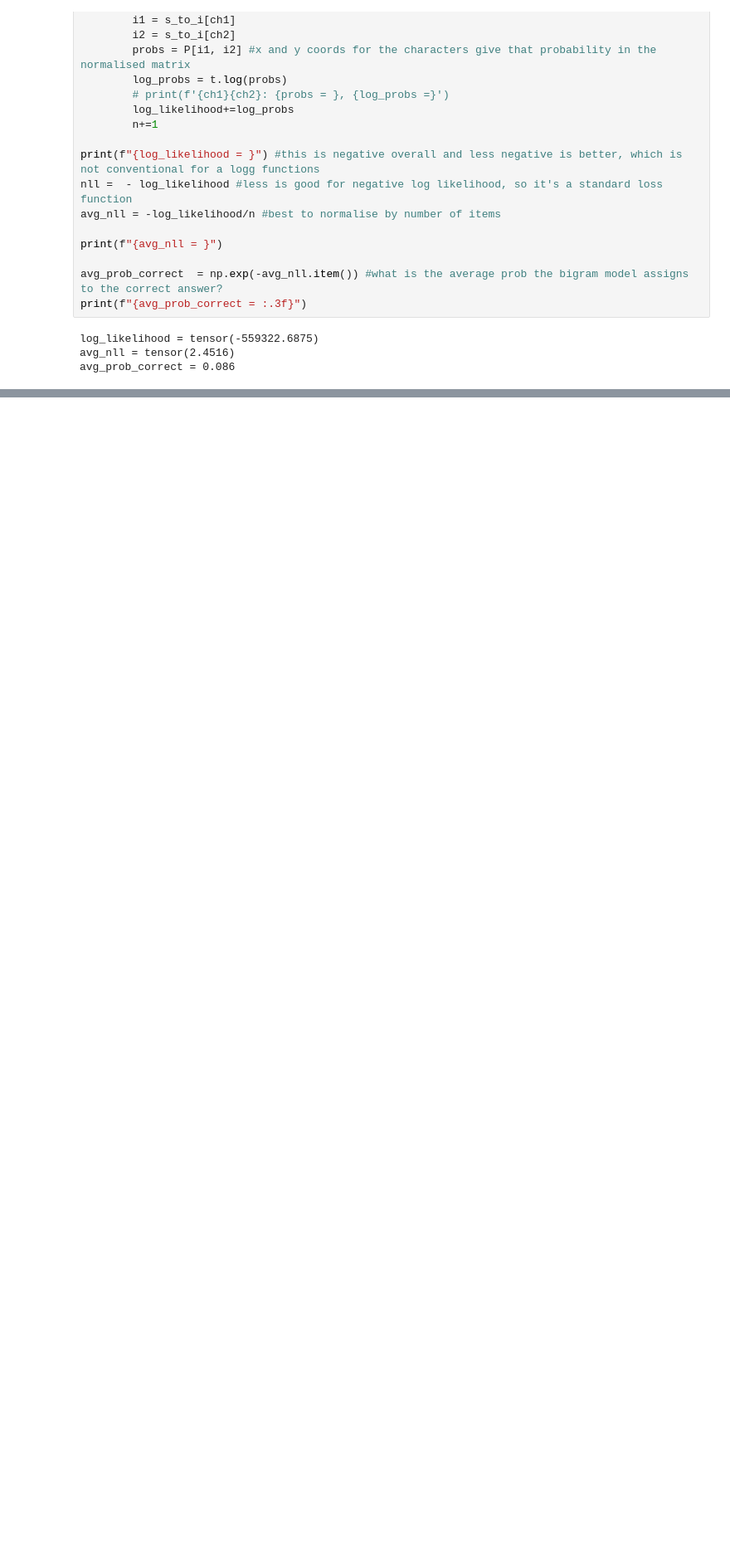
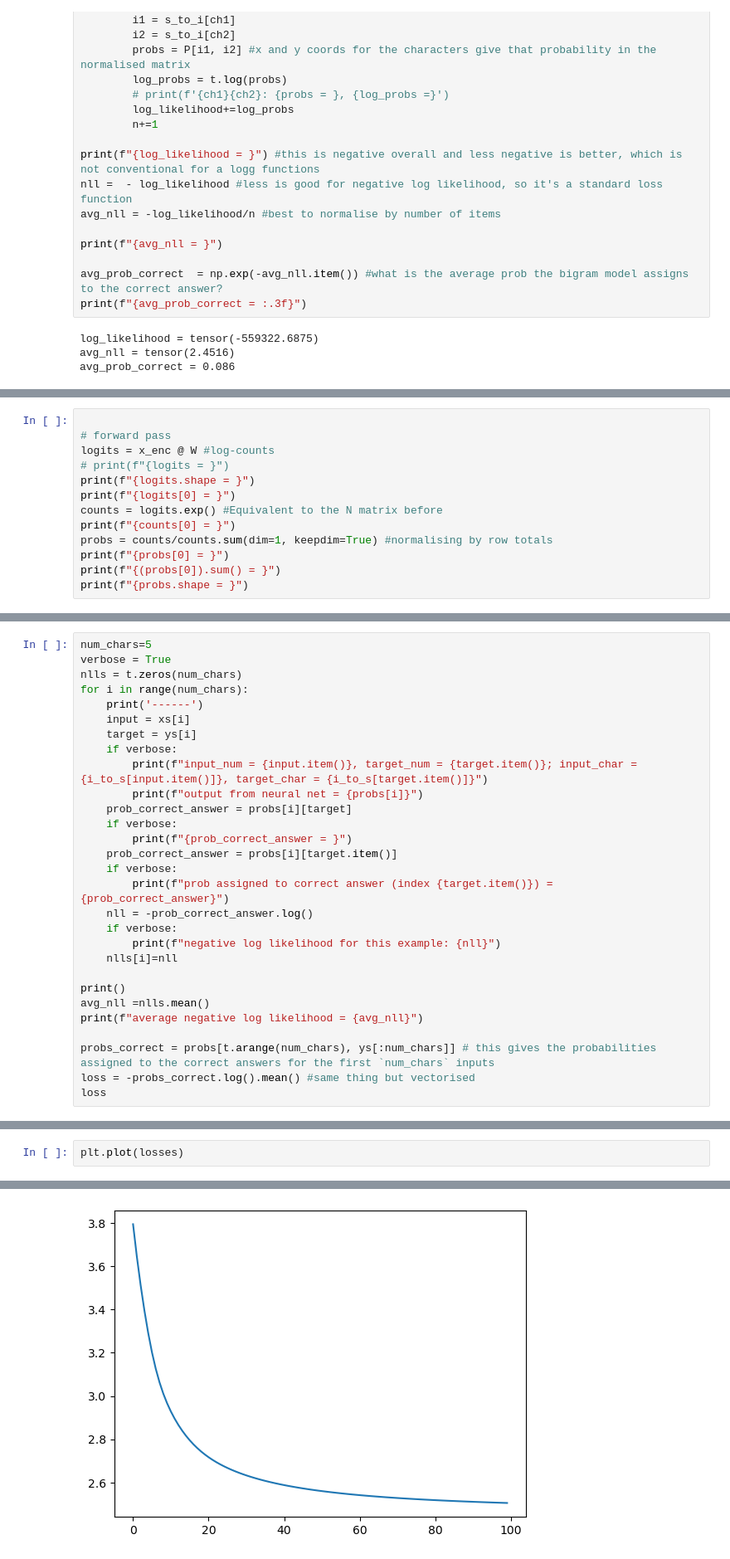
Before and after one commit to nikmitch/andrej_k_zero_to_hero, a Jupyter notebook: makemore.ipynb, the cells around one changed output, grey strips where cells are left out. Shown at 83% size. Drawn from its saved outputs; the diff is of its cells as text; blank space fills up the shorter version.

```diff
--- a/makemore.ipynb
+++ b/makemore.ipynb
@@ -327,0 +406,13 @@ avg_prob_correct = 0.086
+# %%
+
+# forward pass
+logits = x_enc @ W #log-counts
+# print(f"{logits = }")
+print(f"{logits.shape = }")
+print(f"{logits[0] = }")
+counts = logits.exp() #Equivalent to the N matrix before
+print(f"{counts[0] = }")
+probs = counts/counts.sum(dim=1, keepdim=True) #normalising by row totals
+print(f"{probs[0] = }")
+print(f"{(probs[0]).sum() = }")
+print(f"{probs.shape = }")
@@ -327,0 +439,29 @@ avg_prob_correct = 0.086
+# %%
+num_chars=5
+verbose = True
+nlls = t.zeros(num_chars)
+for i in range(num_chars):
+    print('------')
+    input = xs[i]
+    target = ys[i]
+    if verbose:
+        print(f"input_num = {input.item()}, target_num = {target.item()}; input_char = {i_to_s[input.item()]}, target_char = {i_to_s[target.item()]}")
+        print(f"output from neural net = {probs[i]}")
+    prob_correct_answer = probs[i][target]
+    if verbose:
+        print(f"{prob_correct_answer = }")
+    prob_correct_answer = probs[i][target.item()]
+    if verbose:
+        print(f"prob assigned to correct answer (index {target.item()}) = {prob_correct_answer}")
+    nll = -prob_correct_answer.log()
+    if verbose:
+        print(f"negative log likelihood for this example: {nll}")
+    nlls[i]=nll
+
+print()
+avg_nll =nlls.mean()
+print(f"average negative log likelihood = {avg_nll}")
+
+probs_correct = probs[t.arange(num_chars), ys[:num_chars]] # this gives the probabilities assigned to the correct answers for the first `num_chars` inputs
+loss = -probs_correct.log().mean() #same thing but vectorised
+loss
@@ -327,0 +585,3 @@ avg_prob_correct = 0.086
+# %%
+plt.plot(losses)
+# %% [output]
@@ -327,0 +589 @@ avg_prob_correct = 0.086
+[figure, added]
```
Also changed, not shown: parts of 22 cells of this notebook.
